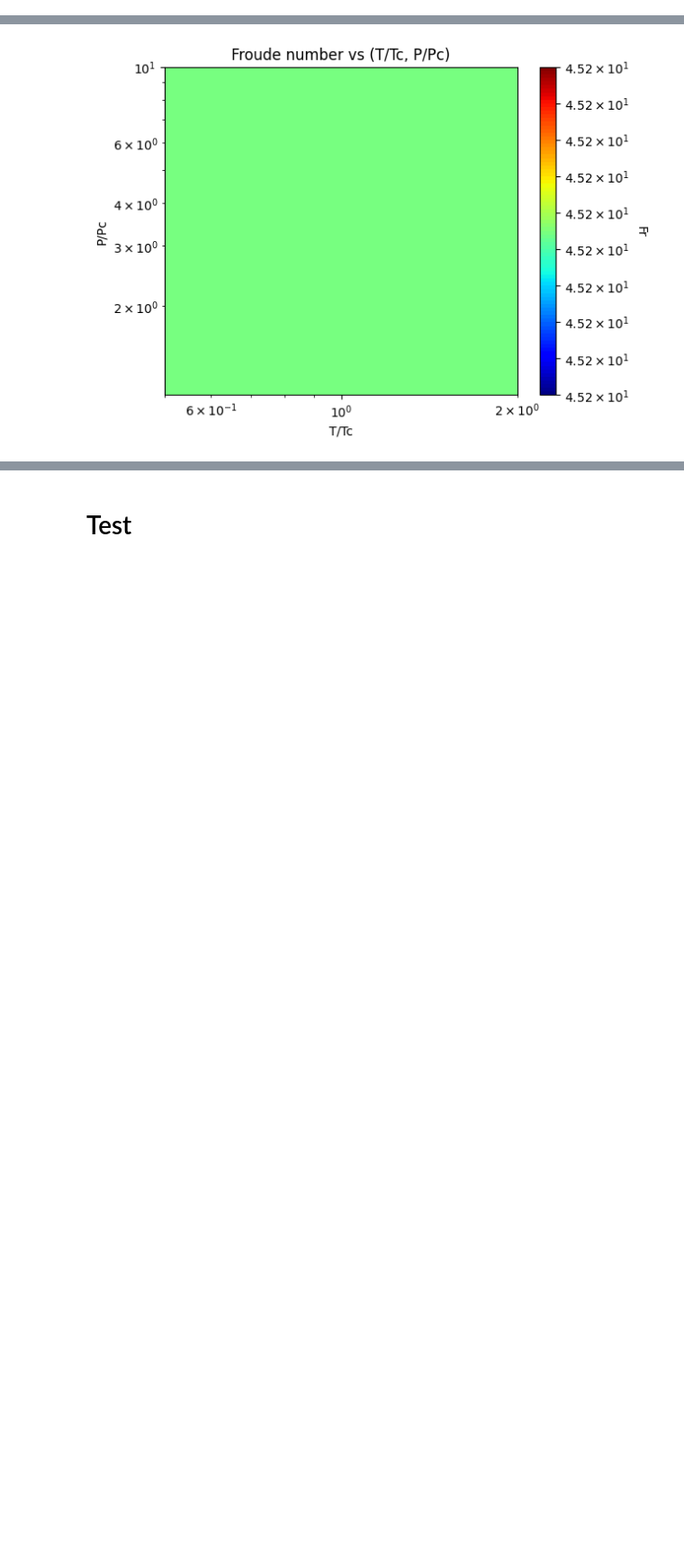
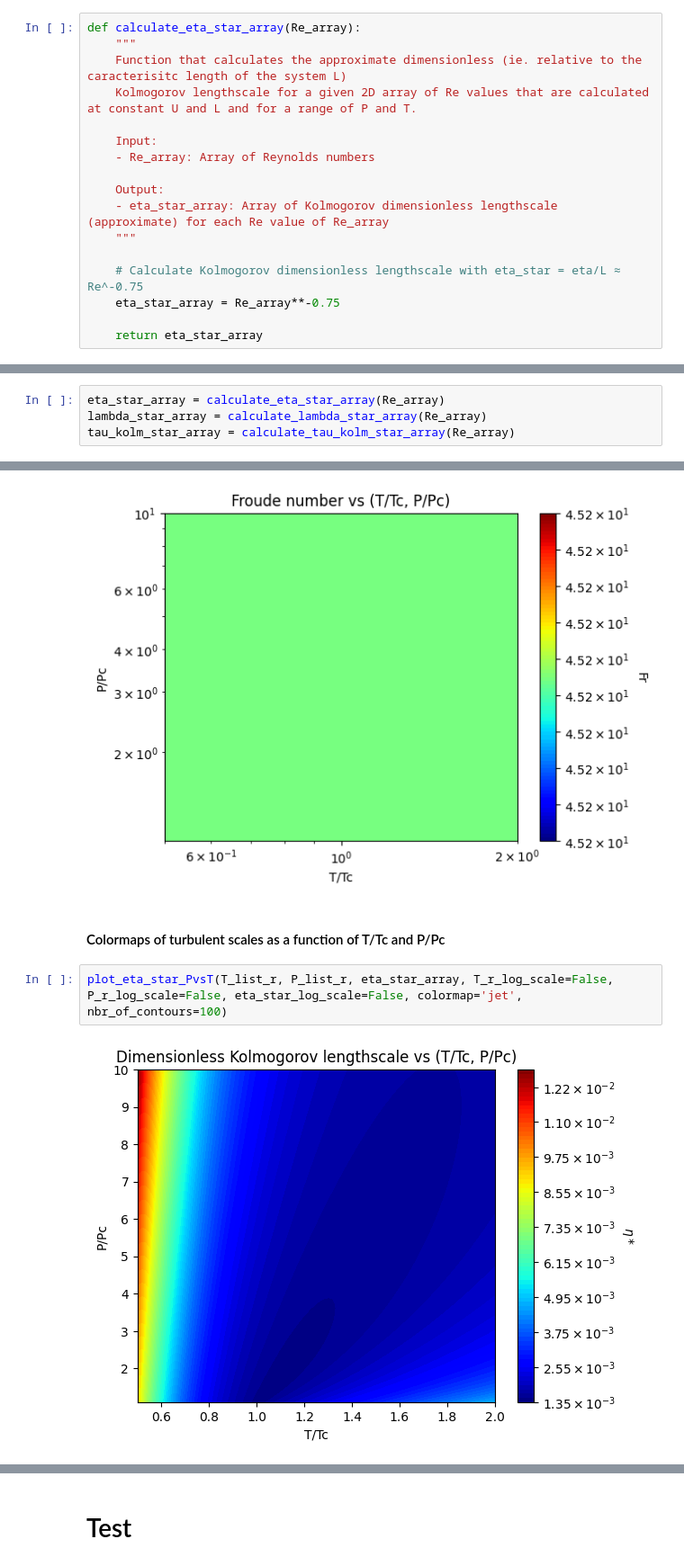
Before and after one commit to henri-avec-un-i/UPC_internship, a Jupyter notebook: caracterisation_of_turbulent_scales_dimensionless.ipynb, the cells around one changed output, grey strips where cells are left out. Shown at 90% size. Saved outputs shown, nothing was run; the diff lists cells and outputs as text; blank space fills up the shorter version.

```diff
--- a/caracterisation_of_turbulent_scales_dimensionless.ipynb
+++ b/caracterisation_of_turbulent_scales_dimensionless.ipynb
@@ -489,0 +492,17 @@ def interest_parameters(U, L, P_list_SI, T_list_SI, gas_object, gas_transport_co
+# %%
+def calculate_eta_star_array(Re_array):
+    """
+    Function that calculates the approximate dimensionless (ie. relative to the caracterisitc length of the system L)
+    Kolmogorov lengthscale for a given 2D array of Re values that are calculated at constant U and L and for a range of P and T.
+
+    Input:
+    - Re_array: Array of Reynolds numbers
+
+    Output:
+    - eta_star_array: Array of Kolmogorov dimensionless lengthscale (approximate) for each Re value of Re_array
+    """
+
+    # Calculate Kolmogorov dimensionless lengthscale with eta_star = eta/L ≈ Re^-0.75
+    eta_star_array = Re_array**-0.75
+
+    return eta_star_array
@@ -1487,3 +1710,7 @@ rho_array, mu_array, nu_array, kappa_array, sos_array, c_p_array, Re_array, Ec_a
+# %%
+eta_star_array = calculate_eta_star_array(Re_array)
+lambda_star_array = calculate_lambda_star_array(Re_array)
+tau_kolm_star_array = calculate_tau_kolm_star_array(Re_array)
 # %% [markdown]
 Here a test cell to check if calculated values are coherent at STP
 # %%
@@ -1544,3 +1773,9 @@ plot_Ma_PvsT(T_list_r, P_list_r, Ma_array, T_r_log_scale=True, P_r_log_scale=Tru
 plot_Fr_PvsT(T_list_r, P_list_r, Fr_array, T_r_log_scale=True, P_r_log_scale=True, Fr_log_scale=False, colormap='jet', nbr_of_contours=100)
 # %% [output]
 [figure]
+# %% [markdown]
+#### Colormaps of turbulent scales as a function of T/Tc and P/Pc
+# %%
+plot_eta_star_PvsT(T_list_r, P_list_r, eta_star_array, T_r_log_scale=False, P_r_log_scale=False, eta_star_log_scale=False, colormap='jet', nbr_of_contours=100)
+# %% [output]
+[figure, added]
```
Also changed, not shown: parts of 14 cells of this notebook.
